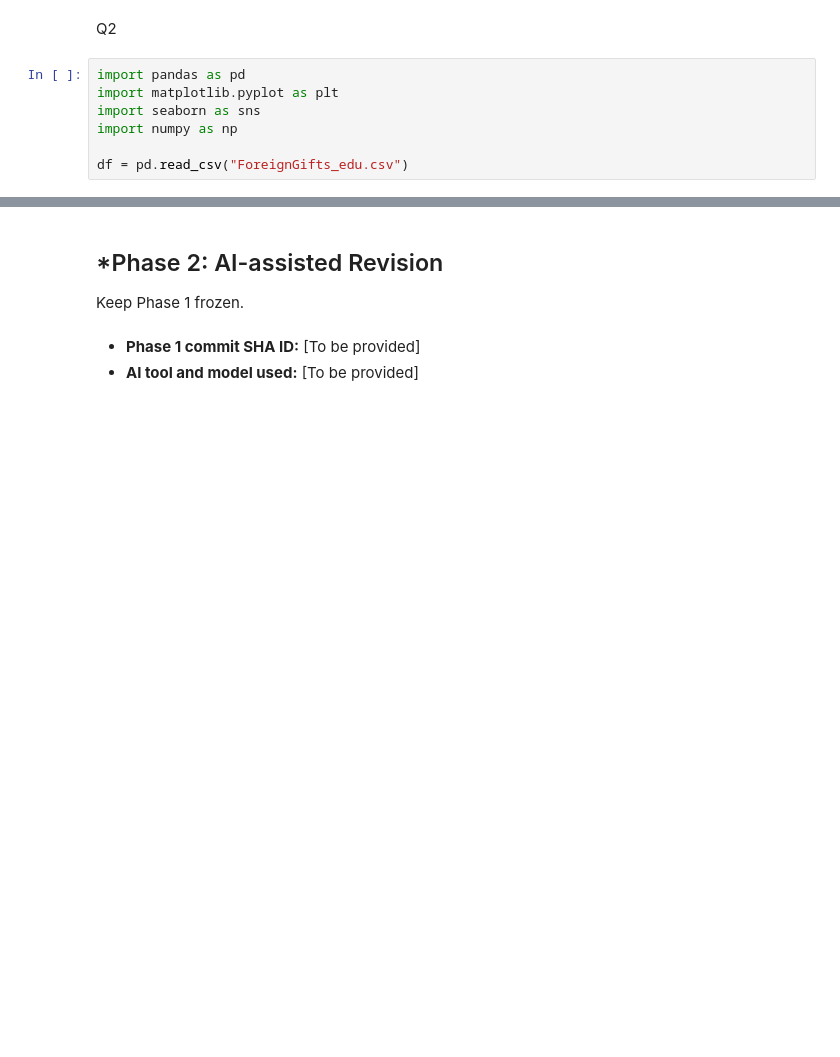
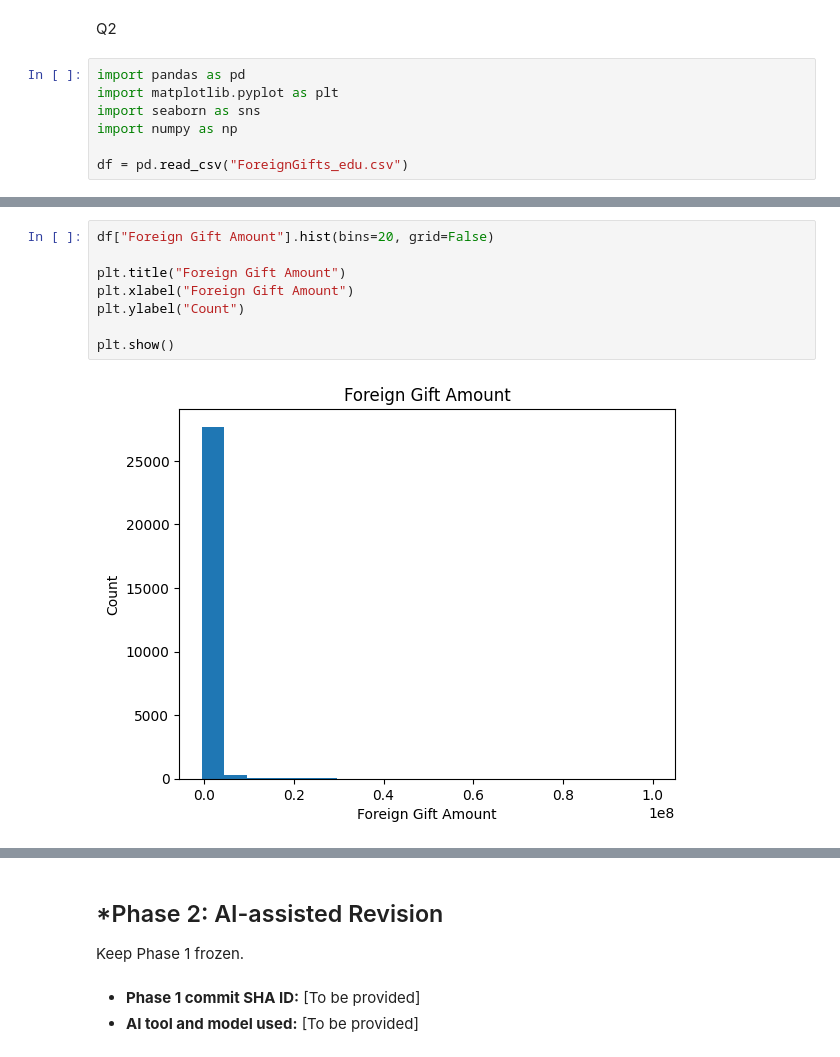
Before and after one commit to raffaellaalpaca-ai/A02-eda-and-visualization, a Jupyter notebook: notebook.ipynb, the cells around one changed output, grey strips where cells are left out. Cells and saved outputs as stored; diff of their text form; blank space fills up the shorter version.

Commit message:
histogram created

```diff
--- a/notebook.ipynb
+++ b/notebook.ipynb
@@ -54,0 +71,10 @@ df = pd.read_csv("ForeignGifts_edu.csv")
+# %%
+df["Foreign Gift Amount"].hist(bins=20, grid=False)
+
+plt.title("Foreign Gift Amount")
+plt.xlabel("Foreign Gift Amount")
+plt.ylabel("Count")
+
+plt.show()
+# %% [output]
+[figure, added]
```
Also changed, not shown: parts of 15 cells of this notebook.
